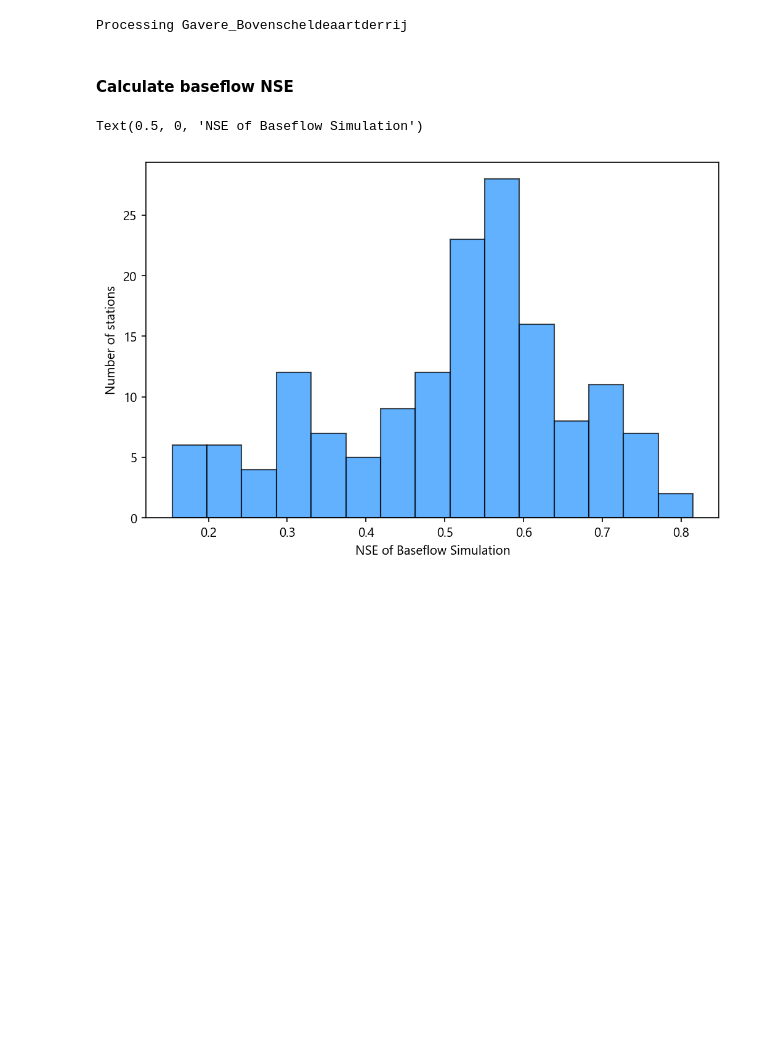
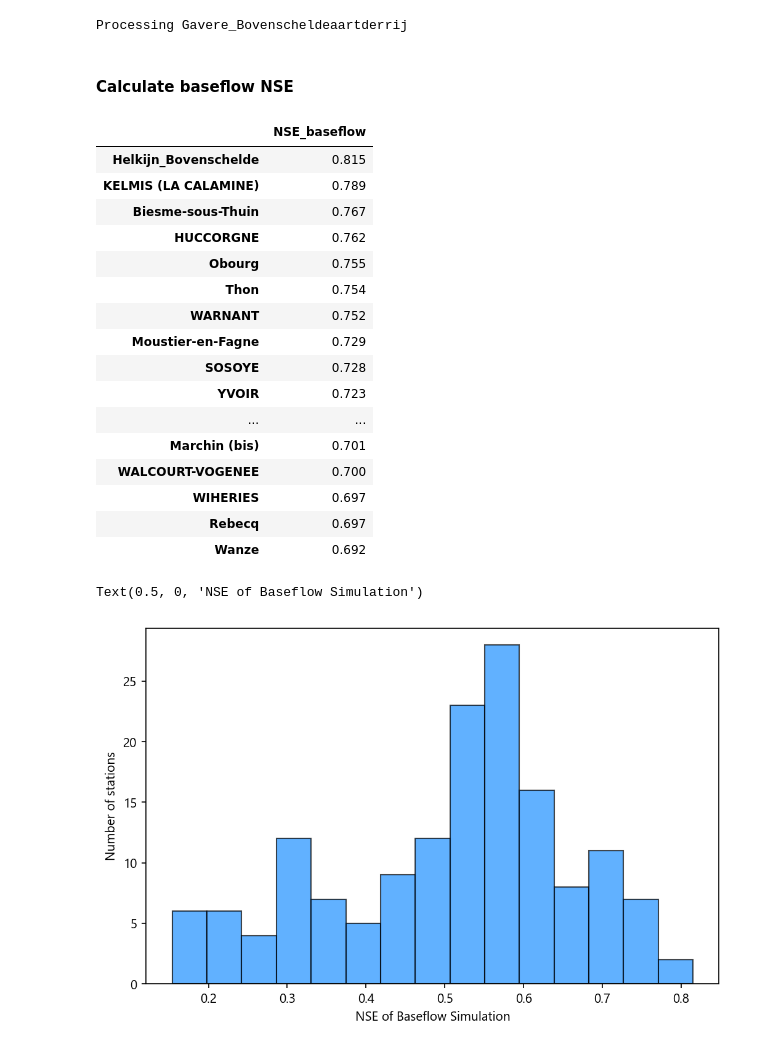
Before and after one commit to klekarkar/pre_post_process_mHM, a Jupyter notebook: baseflow_separation.ipynb, the cells around one changed output. Saved outputs shown, nothing was run; the diff lists cells and outputs as text; code cells hidden in the pictures; blank space fills up the shorter version.

```diff
--- a/baseflow_separation.ipynb
+++ b/baseflow_separation.ipynb
@@ -138,8 +138,30 @@ for key, df_stat in baseflow_dict_stations.items():
 #to df
 df_nse_BF = pd.DataFrame.from_dict(nse_BF_dict, orient='index', columns=['NSE_baseflow'])
 
+df_nse_BF = df_nse_BF.dropna()
+
 #Select only stations with NSE > 0
 df_nse_BF = df_nse_BF[df_nse_BF['NSE_baseflow'] > 0.1]
+# %%
+df_nse_BF.sort_values(by='NSE_baseflow', ascending=False).head(20)
+# %% [output]
+|  | NSE_baseflow |
+| Helkijn_Bovenschelde | 0.815 |
+| KELMIS (LA CALAMINE) | 0.789 |
+| Biesme-sous-Thuin | 0.767 |
+| HUCCORGNE | 0.762 |
+| Obourg | 0.755 |
+| Thon | 0.754 |
+| WARNANT | 0.752 |
+| Moustier-en-Fagne | 0.729 |
+| SOSOYE | 0.728 |
+| YVOIR | 0.723 |
+| ... | ... |
+| Marchin (bis) | 0.701 |
+| WALCOURT-VOGENEE | 0.700 |
+| WIHERIES | 0.697 |
+| Rebecq | 0.697 |
+| Wanze | 0.692 |
 # %%
 fig, ax = plt.subplots(figsize=(8,5), dpi=150)
 df_nse_BF.plot(kind='hist', bins=15, color='dodgerblue', edgecolor='black', alpha=0.7, ax=ax)
```
Also changed, not shown: parts of 2 cells of this notebook.
